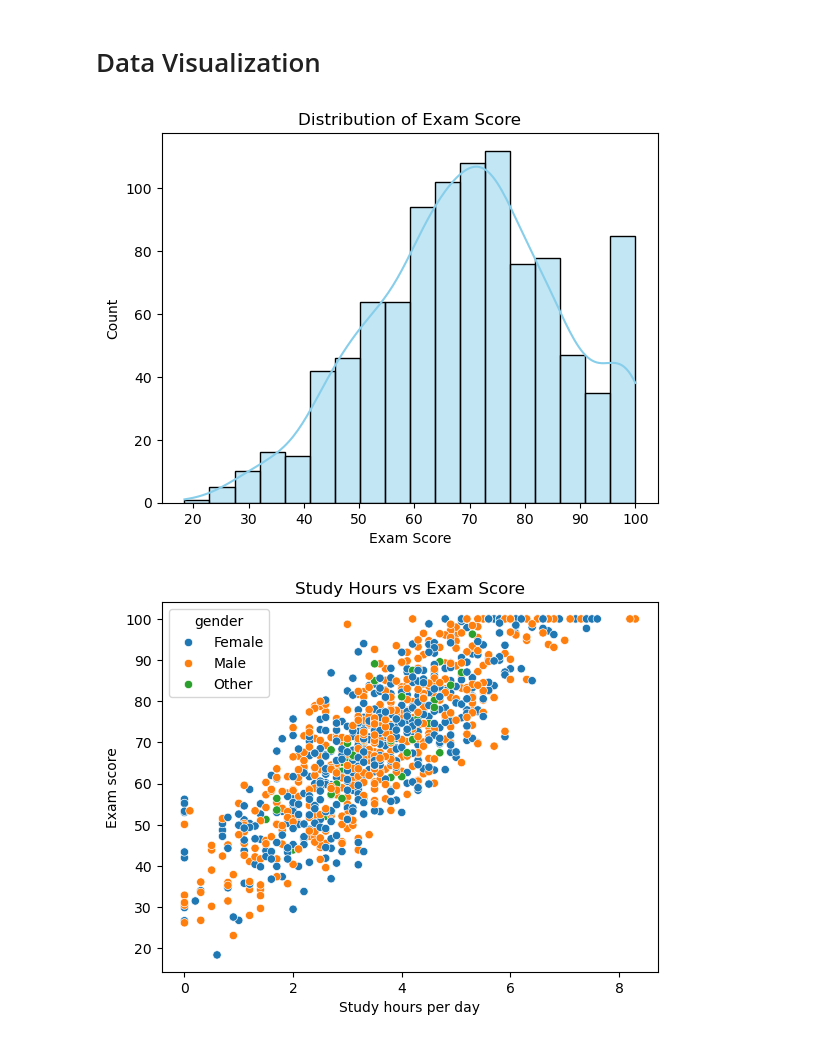
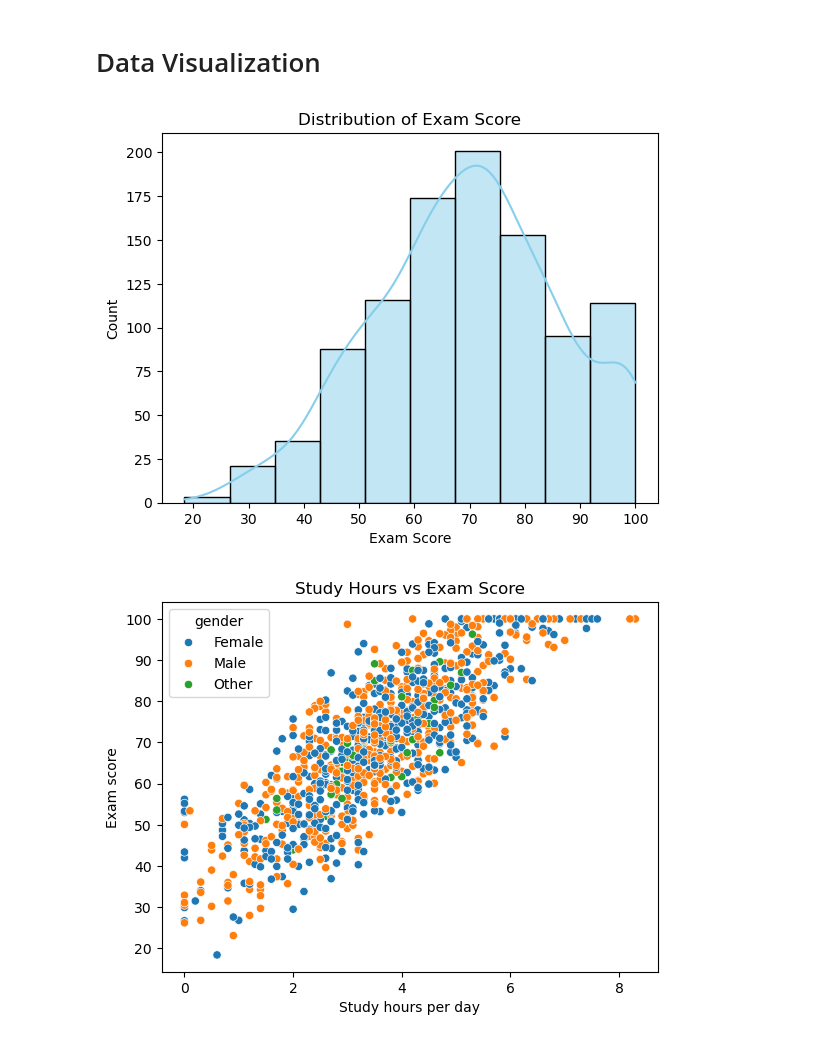
Before and after one commit to chaudhary-dotcom/ML, a Jupyter notebook: Habits$grades.ipynb, the cells around one changed output. Cells and saved outputs as stored; diff of their text form; code cells hidden in the pictures.

Commit message:
habits and score

```diff
--- a/Habits$grades.ipynb
+++ b/Habits$grades.ipynb
@@ -119,13 +119,13 @@ Index(['student_id', 'age', 'gender', 'study_hours_per_day',
 # %% [markdown]
 # Data Visualization
 # %%
-sns.histplot(data=df, x='exam_score', kde=True, color='skyblue')
+sns.histplot(data=df, x='exam_score', bins=10, kde=True, color='skyblue')
 plt.title('Distribution of Exam Score')
 plt.xlabel('Exam Score')
 plt.ylabel('Count')
 plt.show()
 # %% [output]
-[figure, old version]
+[figure, new version]
 # %%
 sns.scatterplot(data=df, x='study_hours_per_day', y='exam_score', hue='gender')
 plt.title('Study Hours vs Exam Score')
```
Also changed, not shown: parts of 1 cell of this notebook, 1 other file.
